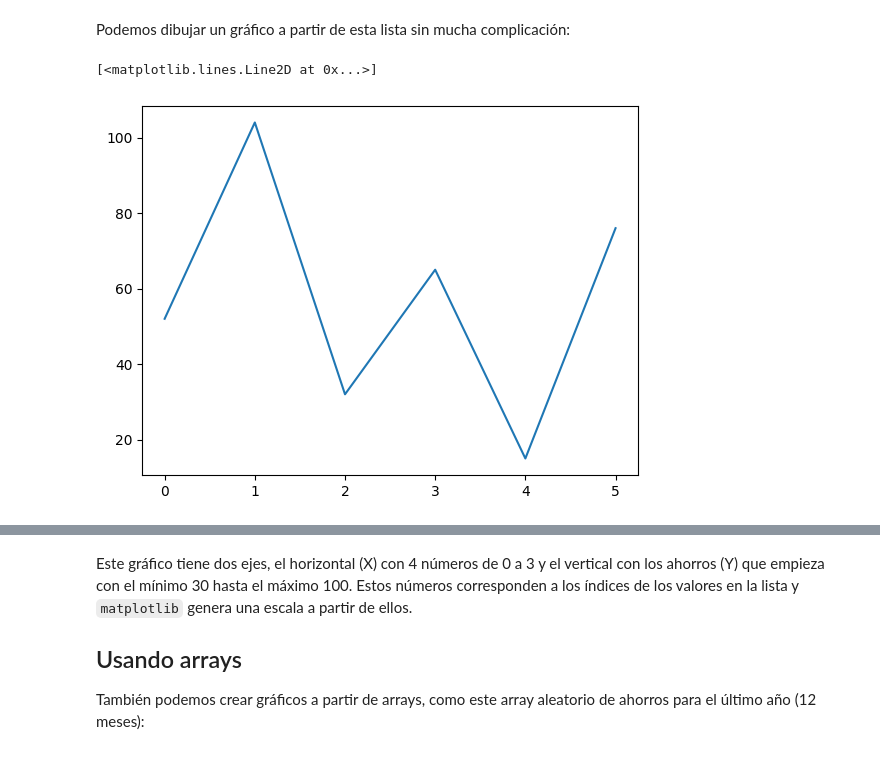
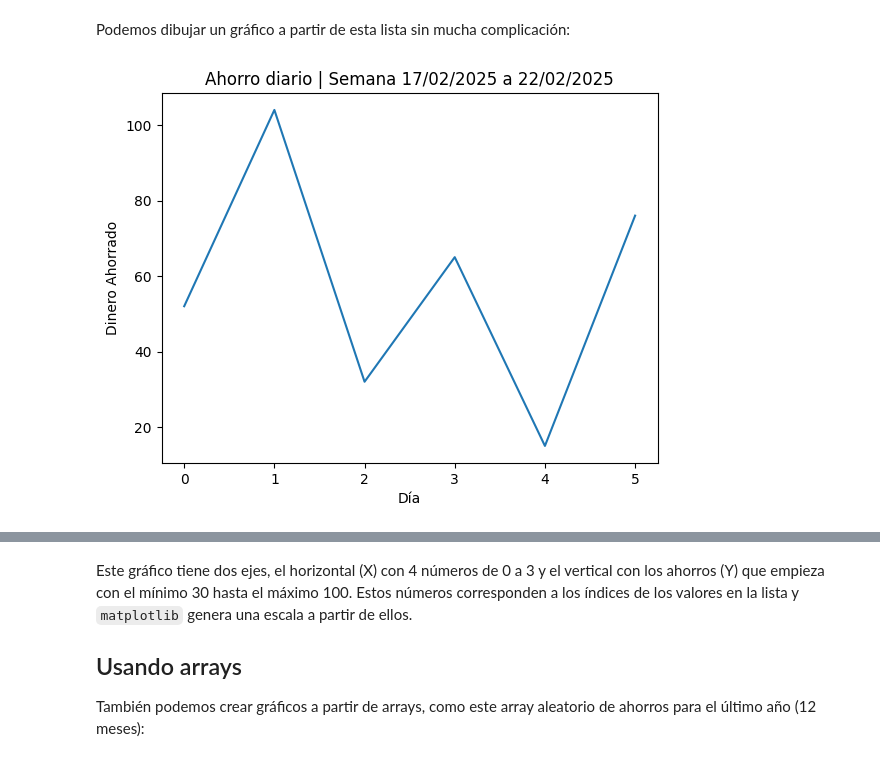
Before and after one commit to esquivelac98/Programacion-Python-Basico-GRUPO-1---6181133432, a Jupyter notebook: Estudiantes/Kevin Esquivel/Clase 10 (Matplotlib)/02 - Primeros gráficos.ipynb, the cells around one changed output, grey strips where cells are left out. Saved outputs shown, nothing was run; the diff lists cells and outputs as text; code cells hidden in the pictures.

```diff
--- a/Estudiantes/Kevin Esquivel/Clase 10 (Matplotlib)/02 - Primeros gráficos.ipynb
+++ b/Estudiantes/Kevin Esquivel/Clase 10 (Matplotlib)/02 - Primeros gráficos.ipynb
@@ -28,7 +28,11 @@ ahorros = [52, 104, 32, 65, 15, 76]
 Podemos dibujar un gráfico a partir de esta lista sin mucha complicación:
 # %%
 # Dibujar gráfico
+ahorros = [52, 104, 32, 65, 15, 76]
+plt.title('Ahorro diario | Semana 17/02/2025 a 22/02/2025')
+plt.xlabel('Día')
+plt.ylabel('Dinero Ahorrado')
 plt.plot(ahorros)
+plt.show()
 # %% [output]
-[<matplotlib.lines.Line2D at 0x...>]
-[figure, old version]
+[figure, new version]
```
Also changed, not shown: parts of 5 cells of this notebook.
